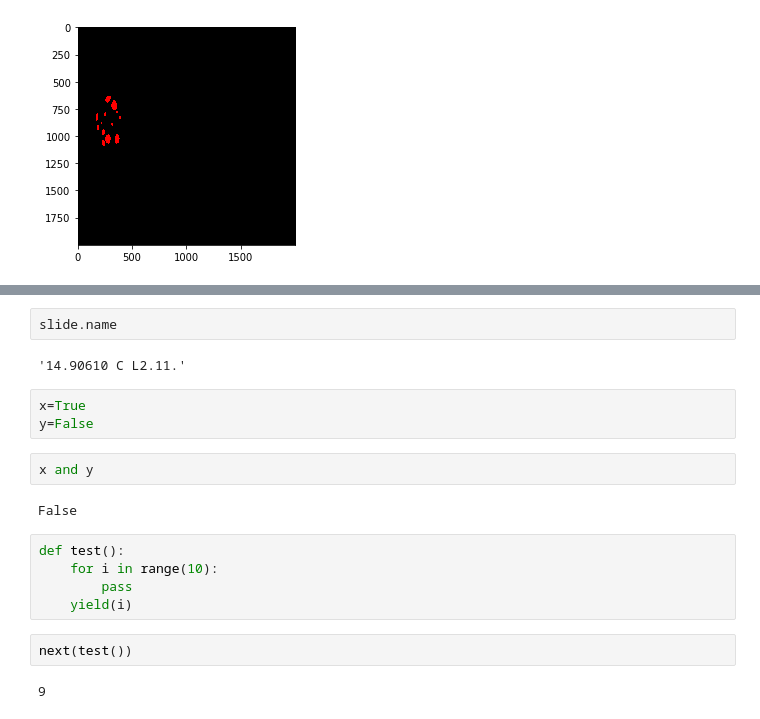
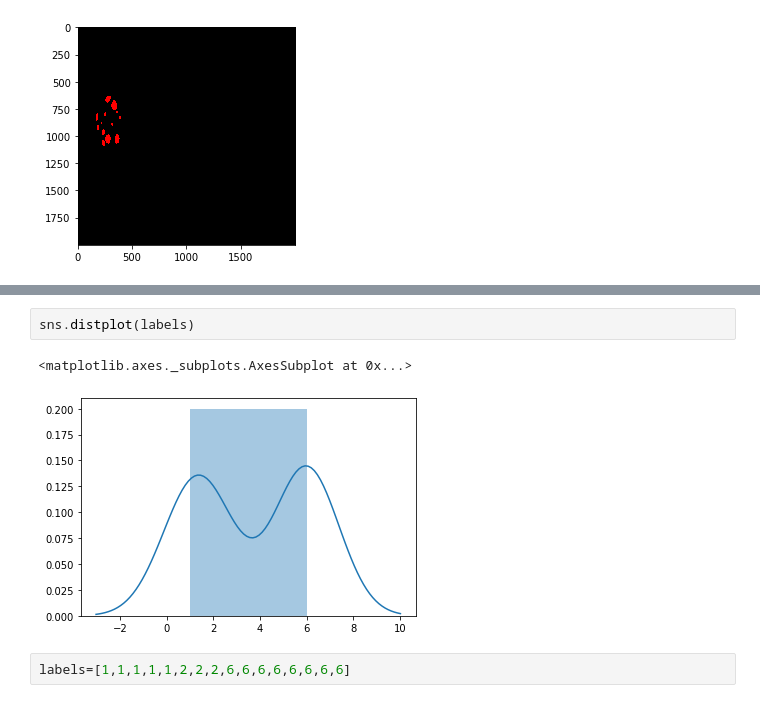
Before and after one commit to gregoryverghese/PySlide, a Jupyter notebook: example.ipynb, the cells around one changed output, grey strips where cells are left out. Drawn from its saved outputs; the diff is of its cells as text.

```diff
--- a/example.ipynb
+++ b/example.ipynb
@@ -91,20 +81,7 @@ patches.slide_mask.shape
-# %%
-slide.name
-# %% [output]
-'14.90610 C L2.11.'
-# %%
-x=True
-y=False
-# %%
-x and y
-# %% [output]
-False
-# %%
-def test():
-    for i in range(10):
-        pass
-    yield(i)
-# %%
-next(test())
-# %% [output]
-9
+# %%
+sns.distplot(labels)
+# %% [output]
+<matplotlib.axes._subplots.AxesSubplot at 0x...>
+[figure, added]
+# %%
+labels=[1,1,1,1,1,2,2,2,6,6,6,6,6,6,6,6]
```
Also changed, not shown: parts of 10 cells of this notebook, 1 other file.
